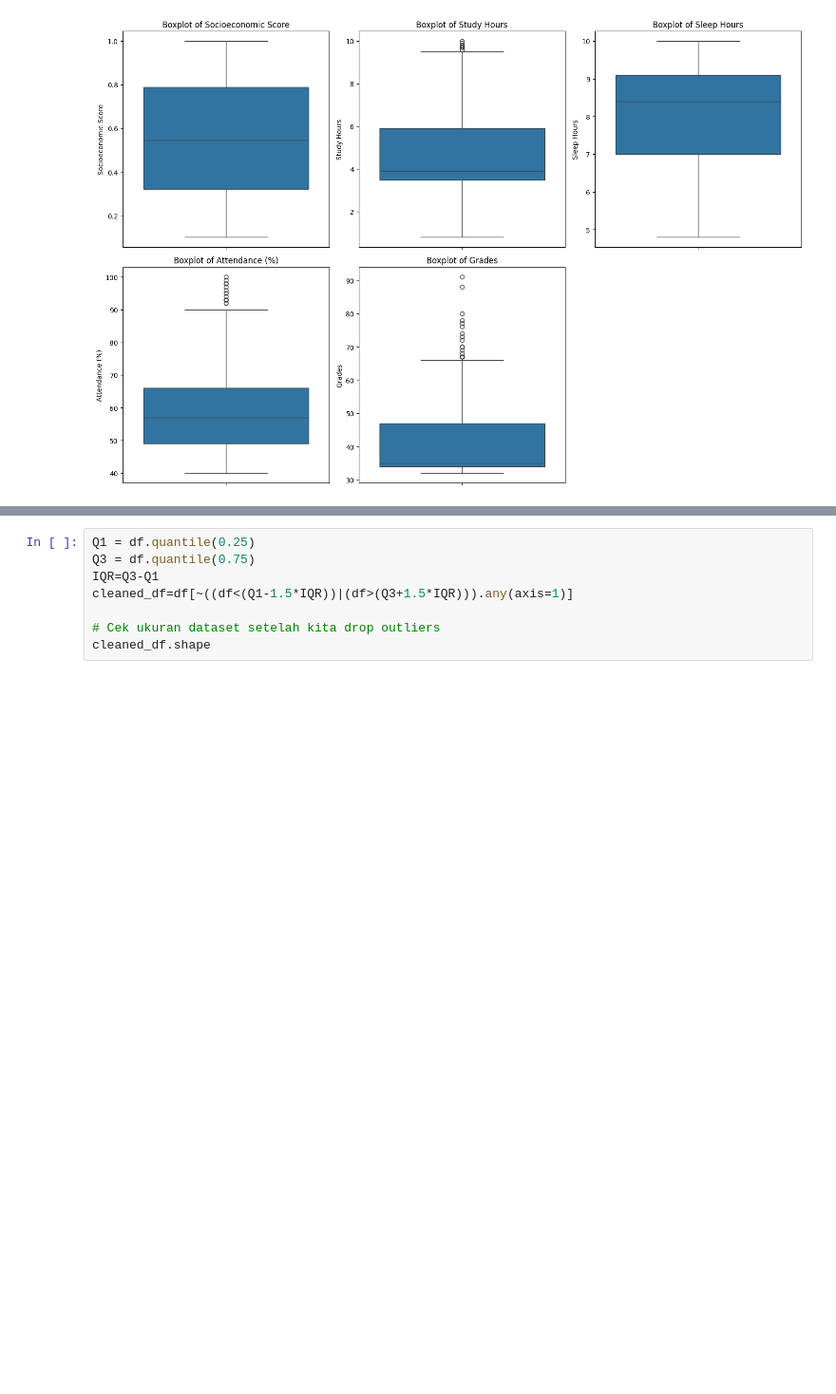
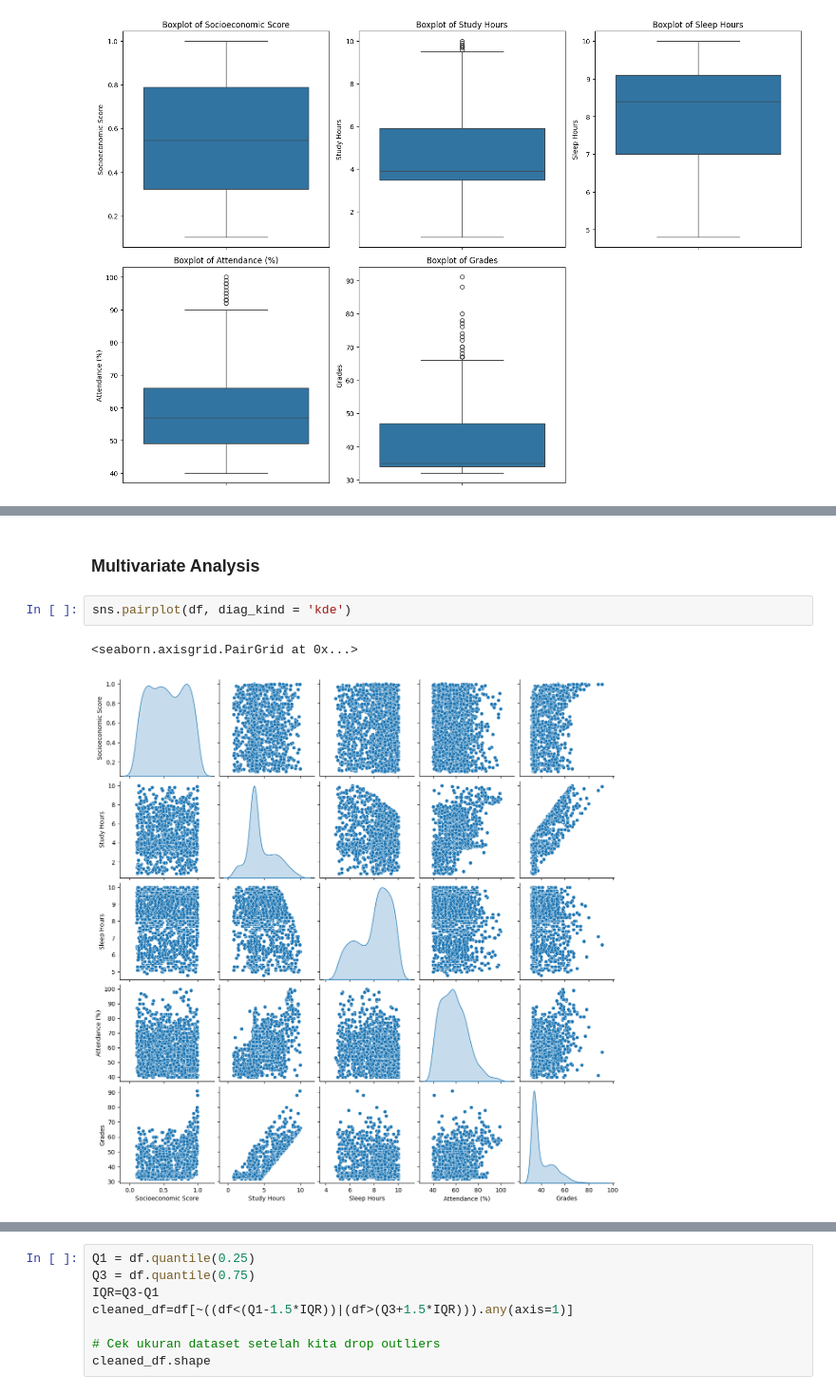
Before and after one commit to akhmad-ardi/Predict_Student_Performance, a Jupyter notebook: Predict_Student_Performance.ipynb, the cells around one changed output, grey strips where cells are left out. Shown at 95% size. Drawn from its saved outputs; the diff is of its cells as text; blank space fills up the shorter version.

```diff
--- a/Predict_Student_Performance.ipynb
+++ b/Predict_Student_Performance.ipynb
@@ -133,0 +163,7 @@ plt.show()
+# %% [markdown]
+### Multivariate Analysis
+# %%
+sns.pairplot(df, diag_kind = 'kde')
+# %% [output]
+<seaborn.axisgrid.PairGrid at 0x...>
+[figure, added]
```
Also changed, not shown: parts of 21 cells of this notebook.
